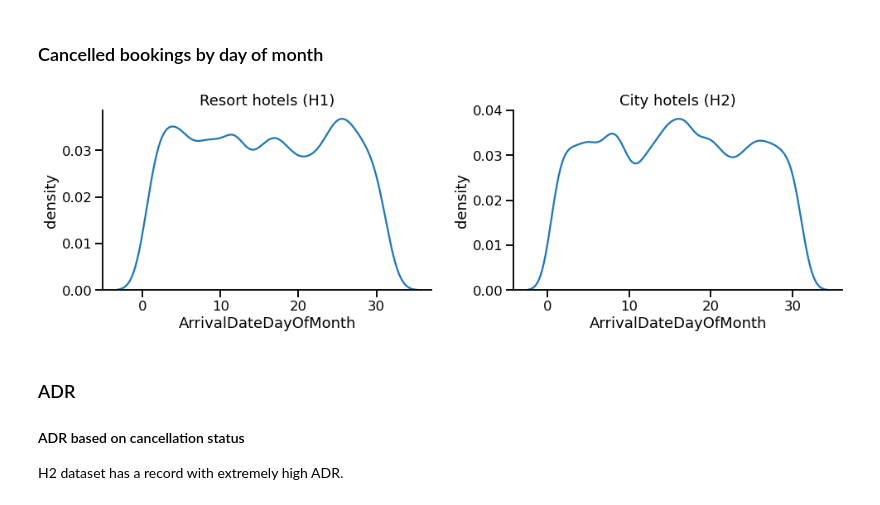
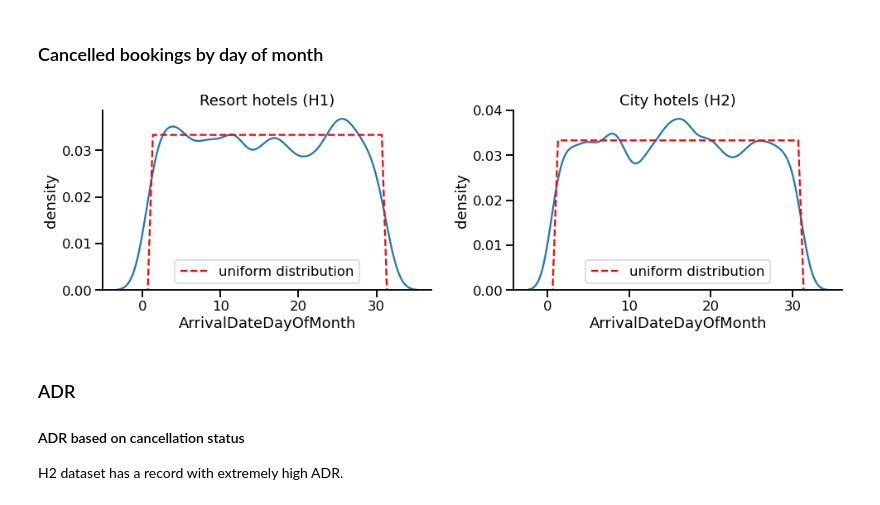
Before and after one commit to elvyna/hotel-booking-cancellation, a Jupyter notebook: 0-business-data-understanding.ipynb, the cells around one changed output. Drawn from its saved outputs; the diff is of its cells as text; code cells hidden in the pictures.

```diff
--- a/0-business-data-understanding.ipynb
+++ b/0-business-data-understanding.ipynb
@@ -311,26 +335,56 @@ sns.despine();
 # %% [markdown]
 ### Cancelled bookings by day of month
 # %%
+from scipy.stats import uniform
+
 f, ax = plt.subplots(figsize = (16,4), ncols = 2)
 plt.subplots_adjust(wspace = .25)
 
+## fit a reference distribution
+x1 = df_h1.filter('IsCanceled == 1').select('ArrivalDateDayOfMonth').toPandas()['ArrivalDateDayOfMonth']
+## set x-axis value range
+support = np.linspace(np.min(x1)-1, np.max(x1)+1)
+
 sns.kdeplot(
-    df_h1.filter('IsCanceled == 1').select('ArrivalDateDayOfMonth').toPandas()['ArrivalDateDayOfMonth'],
+    x1,
     ax = ax[0]
 );
+## plot the reference distribution
+ax[0].plot(
+    support,
+    uniform.pdf(support, *uniform.fit(x1)),
+    linestyle = '--',
+    color = 'red',
+    label = 'uniform distribution'
+)
+
+## fit a reference distribution
+x2 = df_h2.filter('IsCanceled == 1').select('ArrivalDateDayOfMonth').toPandas()['ArrivalDateDayOfMonth']
+## set x-axis value range
+support = np.linspace(np.min(x2)-1, np.max(x2)+1)
 
 sns.kdeplot(
-    df_h2.filter('IsCanceled == 1').select('ArrivalDateDayOfMonth').toPandas()['ArrivalDateDayOfMonth'],
+    x2,
     ax = ax[1]
 );
+## plot the reference distribution
+ax[1].plot(
+    support,
+    uniform.pdf(support, *uniform.fit(x2)),
+    linestyle = '--',
+    color = 'red',
+    label = 'uniform distribution'
+)
 
 ax[0].set_title("Resort hotels (H1)")
 ax[1].set_title("City hotels (H2)")
 ax[0].set_ylabel('density')
 ax[1].set_ylabel('density')
+ax[0].legend(loc = 'best')
+ax[1].legend(loc = 'best')
 sns.despine();
 # %% [output]
-[figure, old version]
+[figure, new version]
 # %% [markdown]
 ### ADR
 
```
Also changed, not shown: parts of 3 cells of this notebook.
